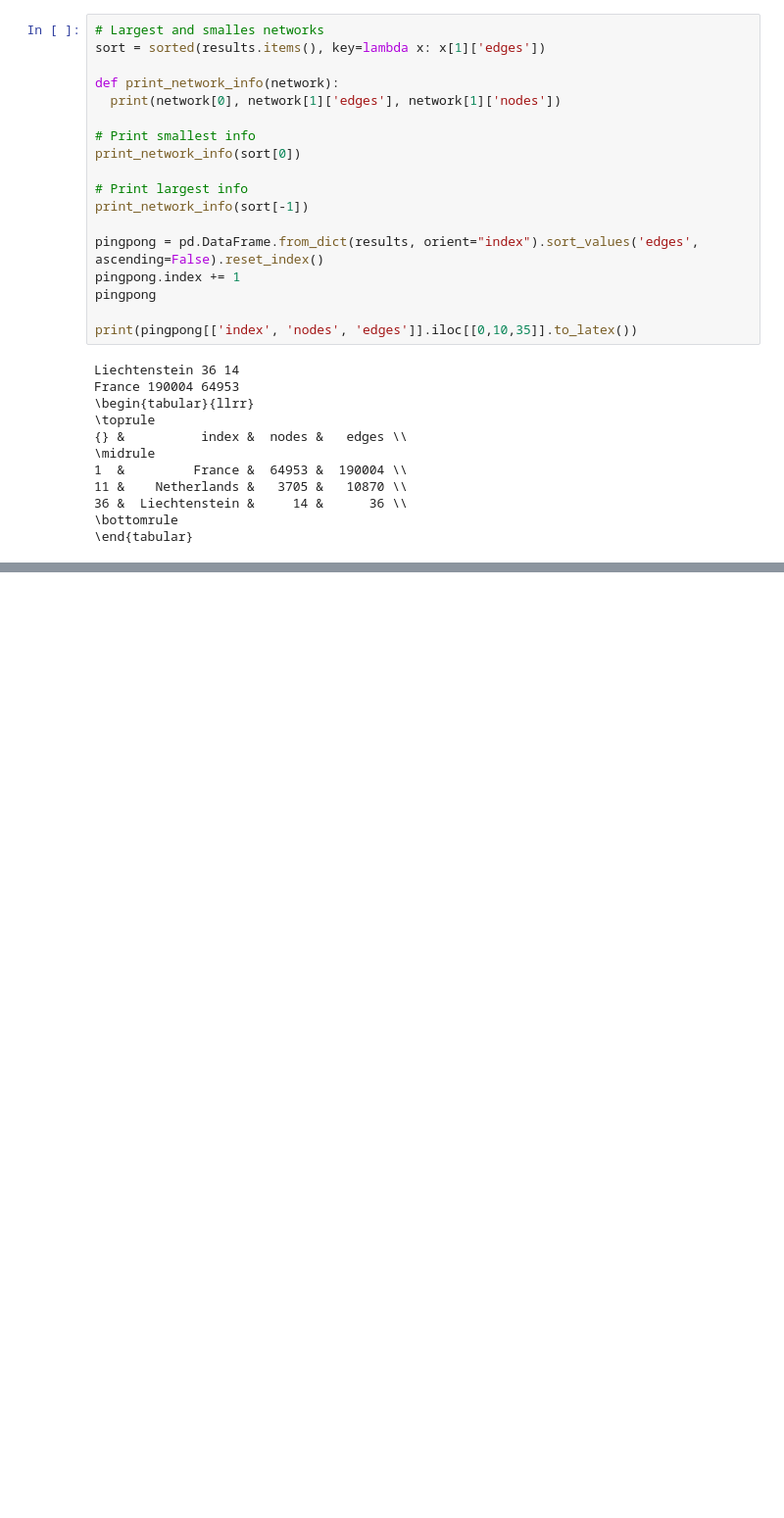
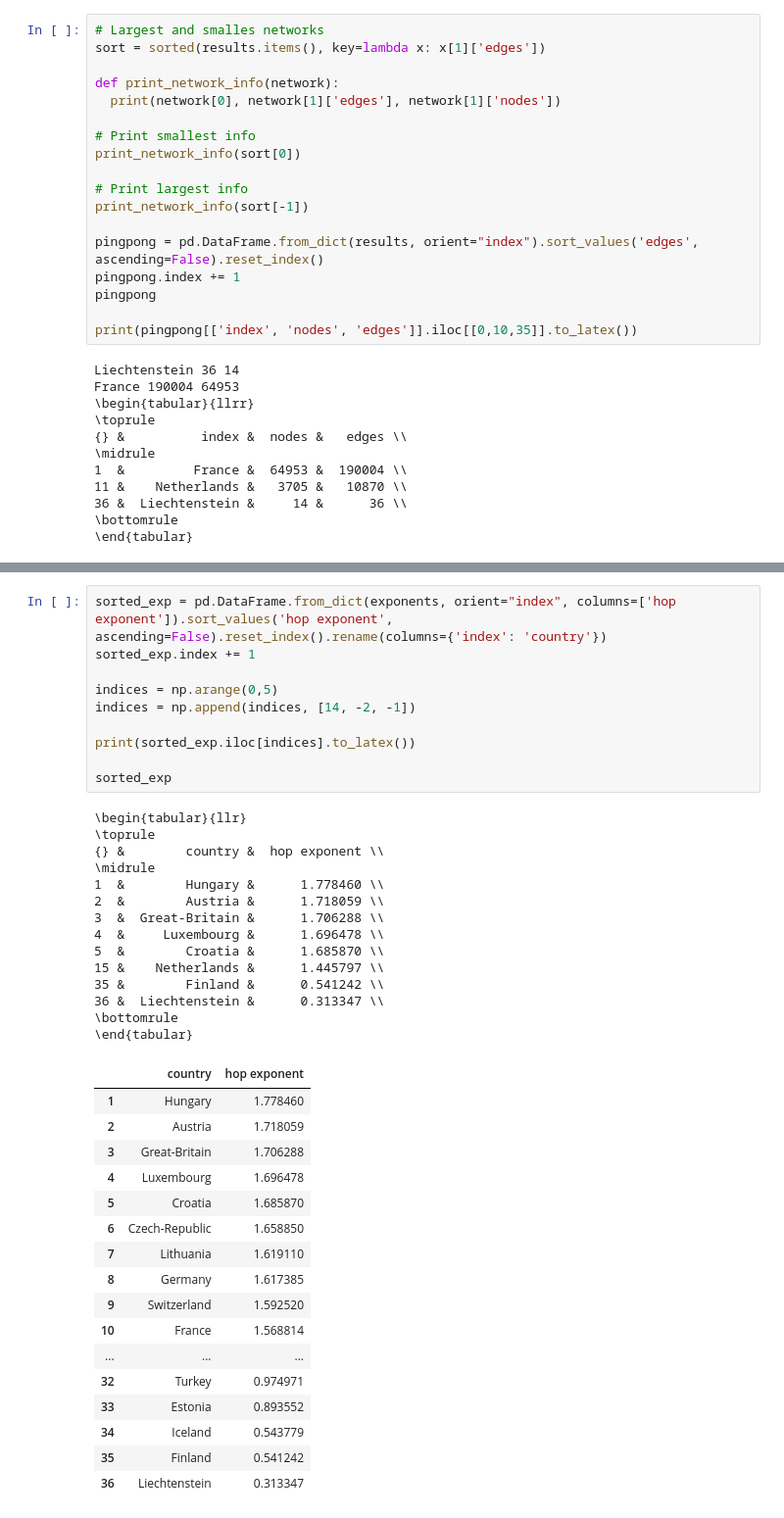
Before and after one commit to mattiejas/SNACS-road-intersections, a Jupyter notebook: main.ipynb, the cells around one changed output, grey strips where cells are left out. Shown at 98% size. Cells and saved outputs as stored; diff of their text form; blank space fills up the shorter version.

```diff
--- a/main.ipynb
+++ b/main.ipynb
@@ -123,3 +111,45 @@ exponents = get_hop_exponent_per_country(results)
+# %%
+sorted_exp = pd.DataFrame.from_dict(exponents, orient="index", columns=['hop exponent']).sort_values('hop exponent', ascending=False).reset_index().rename(columns={'index': 'country'})
+sorted_exp.index += 1
+
+indices = np.arange(0,5)
+indices = np.append(indices, [14, -2, -1])
+
+print(sorted_exp.iloc[indices].to_latex())
+
+sorted_exp
+# %% [output]
+\begin{tabular}{llr}
+\toprule
+{} &        country &  hop exponent \\
+\midrule
+1  &        Hungary &      1.778460 \\
+2  &        Austria &      1.718059 \\
+3  &  Great-Britain &      1.706288 \\
+4  &     Luxembourg &      1.696478 \\
+5  &        Croatia &      1.685870 \\
+15 &    Netherlands &      1.445797 \\
+35 &        Finland &      0.541242 \\
+36 &  Liechtenstein &      0.313347 \\
+\bottomrule
+\end{tabular}
+|  | country | hop exponent |
+| 1 | Hungary | 1.778460 |
+| 2 | Austria | 1.718059 |
+| 3 | Great-Britain | 1.706288 |
+| 4 | Luxembourg | 1.696478 |
+| 5 | Croatia | 1.685870 |
+| 6 | Czech-Republic | 1.658850 |
+| 7 | Lithuania | 1.619110 |
+| 8 | Germany | 1.617385 |
+| 9 | Switzerland | 1.592520 |
+| 10 | France | 1.568814 |
+| ... | ... | ... |
+| 32 | Turkey | 0.974971 |
+| 33 | Estonia | 0.893552 |
+| 34 | Iceland | 0.543779 |
+| 35 | Finland | 0.541242 |
+| 36 | Liechtenstein | 0.313347 |
 # %%
 # Find out correlation between population density and mean individual neighbourhood size
 df = pd.read_csv('./data/density.csv')
```
Also changed, not shown: parts of 4 cells of this notebook, 3 other files.
